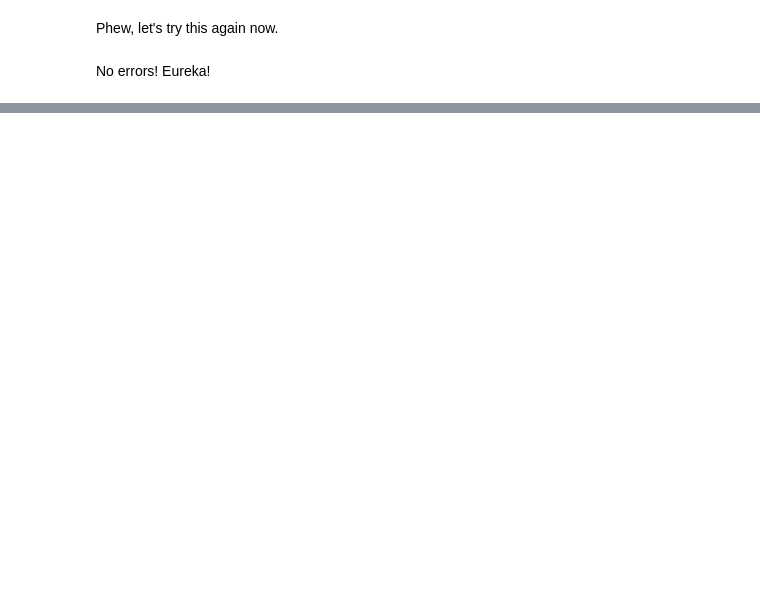
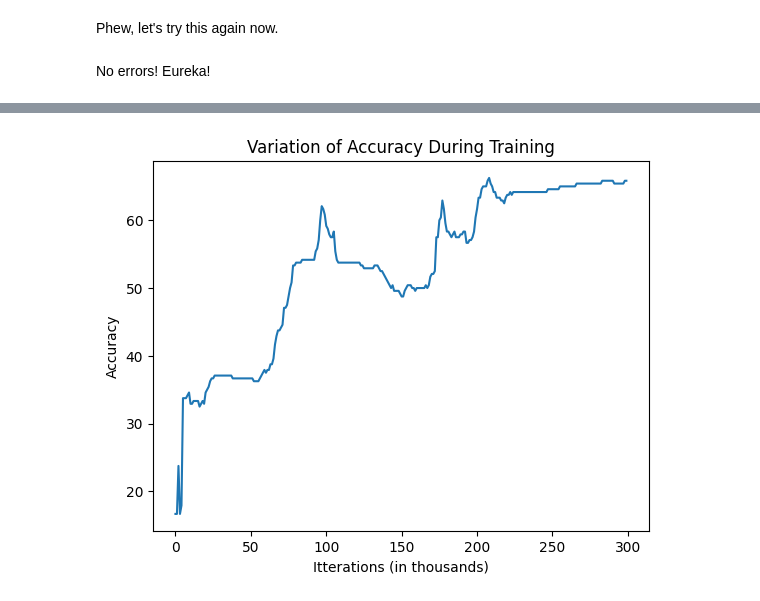
Before and after one commit to lucirie/Deep-learning, a Jupyter notebook: pytorch_neuralnet/star_classification.ipynb, the cells around one changed output, grey strips where cells are left out. Saved outputs shown, nothing was run; the diff lists cells and outputs as text; code cells hidden in the pictures; blank space fills up the shorter version.

```diff
--- a/pytorch_neuralnet/star_classification.ipynb
+++ b/pytorch_neuralnet/star_classification.ipynb
@@ -173,0 +339,8 @@ No errors! Eureka!
+# %%
+plt.plot(range(300), acc_arr)
+plt.xlabel("Itterations (in thousands)")
+plt.ylabel("Accuracy")
+plt.title("Variation of Accuracy During Training")
+plt.show()
+# %% [output]
+[figure, added]
```
Also changed, not shown: parts of 18 cells of this notebook, 2 other files.
